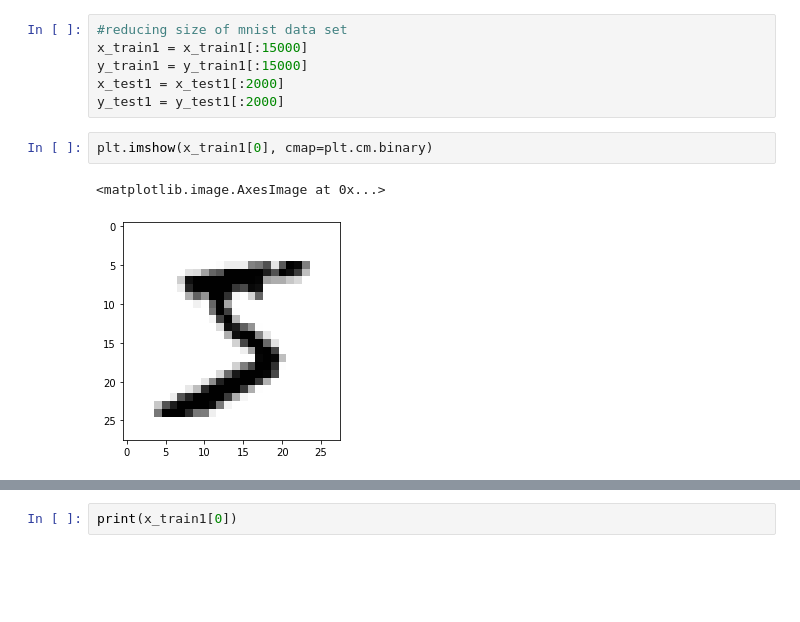
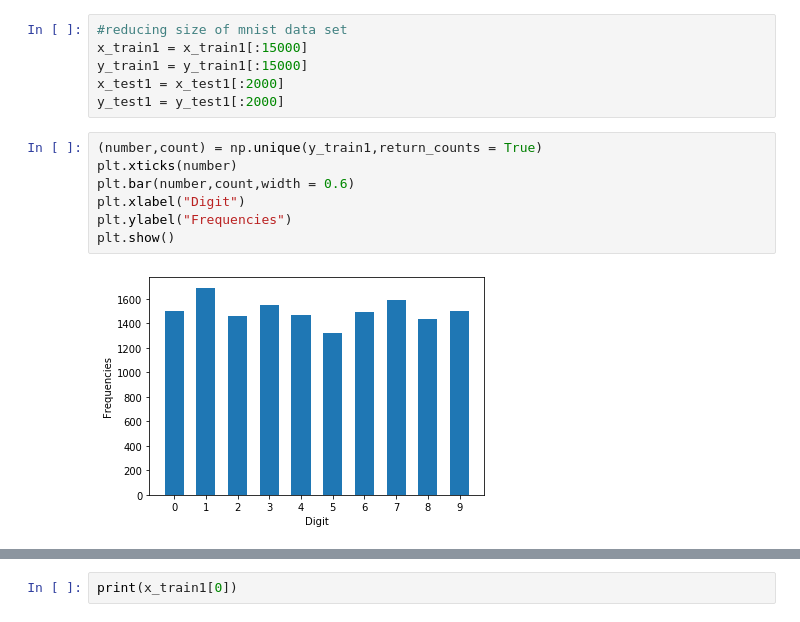
Before and after one commit to ashufarswan/Data-Science, a Jupyter notebook: Character Recognization using MNIST Data Set/mnist_digit.ipynb, the cells around one changed output, grey strips where cells are left out. Cells and saved outputs as stored; diff of their text form; blank space fills up the shorter version.

```diff
--- a/Character Recognization using MNIST Data Set/mnist_digit.ipynb
+++ b/Character Recognization using MNIST Data Set/mnist_digit.ipynb
@@ -25,8 +25,12 @@ x_train1 = x_train1[:15000]
 y_train1 = y_train1[:15000]
 x_test1 = x_test1[:2000]
 y_test1 = y_test1[:2000]
-# %%
-plt.imshow(x_train1[0], cmap=plt.cm.binary)
-# %% [output]
-<matplotlib.image.AxesImage at 0x...>
-[figure, removed]
+# %%
+(number,count) = np.unique(y_train1,return_counts = True)
+plt.xticks(number)
+plt.bar(number,count,width = 0.6)
+plt.xlabel("Digit")
+plt.ylabel("Frequencies")
+plt.show()
+# %% [output]
+[figure, added]
```
Also changed, not shown: parts of 9 cells of this notebook.
